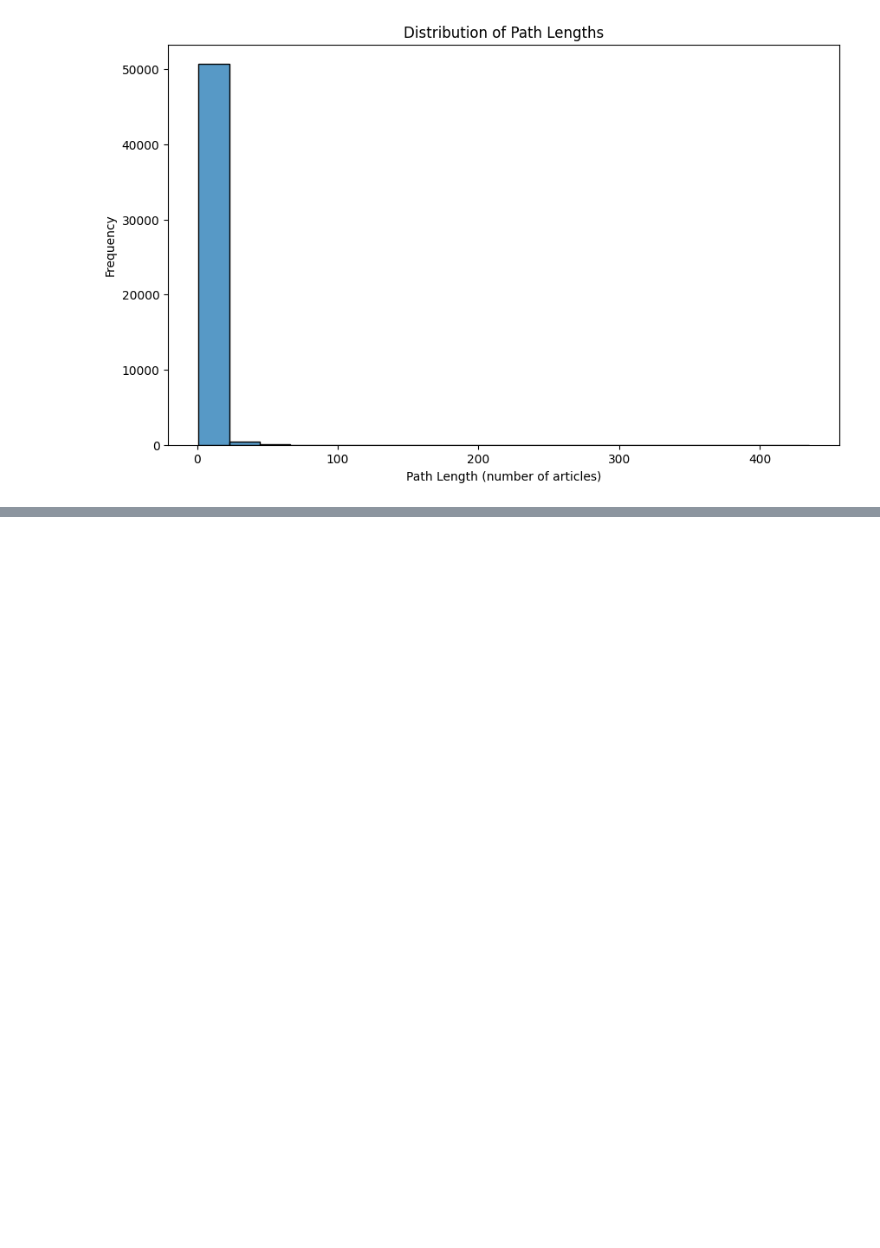
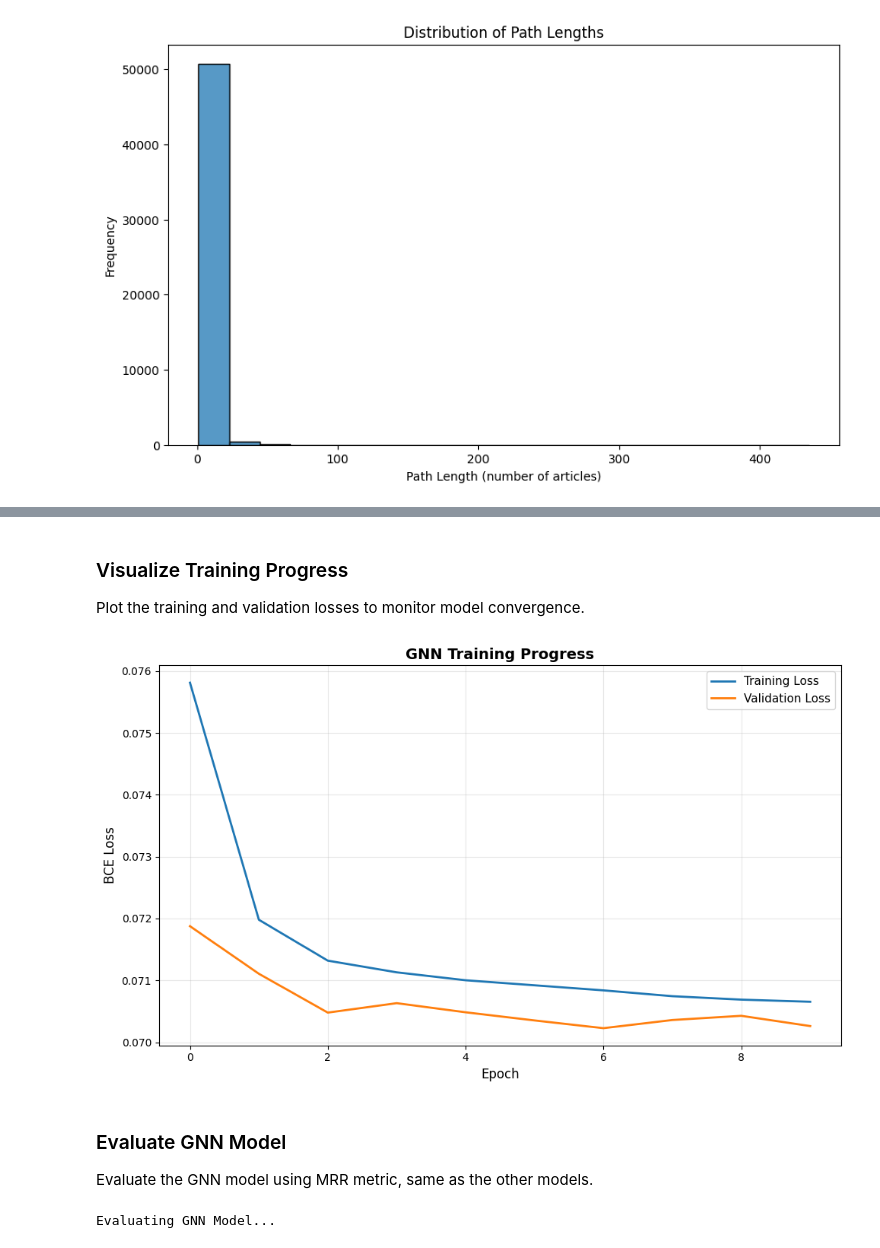
Before and after one commit to au-nlp/project-milestone-p2-group2, a Jupyter notebook: main.ipynb, the cells around one changed output, grey strips where cells are left out. Saved outputs shown, nothing was run; the diff lists cells and outputs as text; code cells hidden in the pictures; blank space fills up the shorter version.

```diff
--- a/main.ipynb
+++ b/main.ipynb
@@ -562,0 +800,27 @@ Training Proof of Concept model (Logistic Regression)...
+# %%
+# Initialize GNN model
+print("Initializing GNN model...")
+gnn_model = GNNModel(
+    input_dim=EMBEDDING_DIM,
+    hidden_dim=128,
+    num_layers=2,
+    dropout=0.1
+)
+
+print(f"Model parameters: {sum(p.numel() for p in gnn_model.parameters()):,}")
+
+# Train the model
+print("\nTraining GNN model...")
+print("="*50)
+trained_gnn_model, train_losses, val_losses = train_gnn_model(
+    model=gnn_model,
+    train_loader=train_loader,
+    val_loader=val_loader,
+    graph_data=graph_data,
+    device=device,
+    num_epochs=10,
+    lr=0.001
+)
+
+print("\n" + "="*50)
+print("Training completed!")
@@ -563,3 +841,48 @@ Training Proof of Concept model (Logistic Regression)...
+# %% [markdown]
+### Visualize Training Progress
+
+Plot the training and validation losses to monitor model convergence.
+# %%
+# Plot training curves
+plt.figure(figsize=(10, 6))
+plt.plot(train_losses, label='Training Loss', linewidth=2)
+plt.plot(val_losses, label='Validation Loss', linewidth=2)
+plt.xlabel('Epoch', fontsize=12)
+plt.ylabel('BCE Loss', fontsize=12)
+plt.title('GNN Training Progress', fontsize=14, fontweight='bold')
+plt.legend(fontsize=11)
+plt.grid(alpha=0.3)
+plt.tight_layout()
+plt.show()
+# %% [output]
+[figure, added]
+# %% [markdown]
+### Evaluate GNN Model
+
+Evaluate the GNN model using MRR metric, same as the other models.
+# %%
+# Create wrapper for evaluation
+print("Evaluating GNN Model...")
+gnn_wrapper = GNNWrapper(
+    model=trained_gnn_model,
+    graph_data=graph_data.to(device),
+    device=device,
+    article_id_to_index=article_id_to_index
+)
+
+mrr_gnn = calculate_mrr(
+    model=gnn_wrapper,
+    X_val=None,
+    y_val=y_val,
+    query_groups=q_val,
+    query_info=query_info_val
+)
+
+print("\n" + "="*30)
+print(f"   GNN Model MRR: {mrr_gnn:.4f}")
+print("="*30)
+# %% [output]
+Evaluating GNN Model...
 # %%
 print("Calculating Mean Reciprocal Rank (MRR) on validation set...")
 
```
Also changed, not shown: parts of 45 cells of this notebook, 30 other files.
